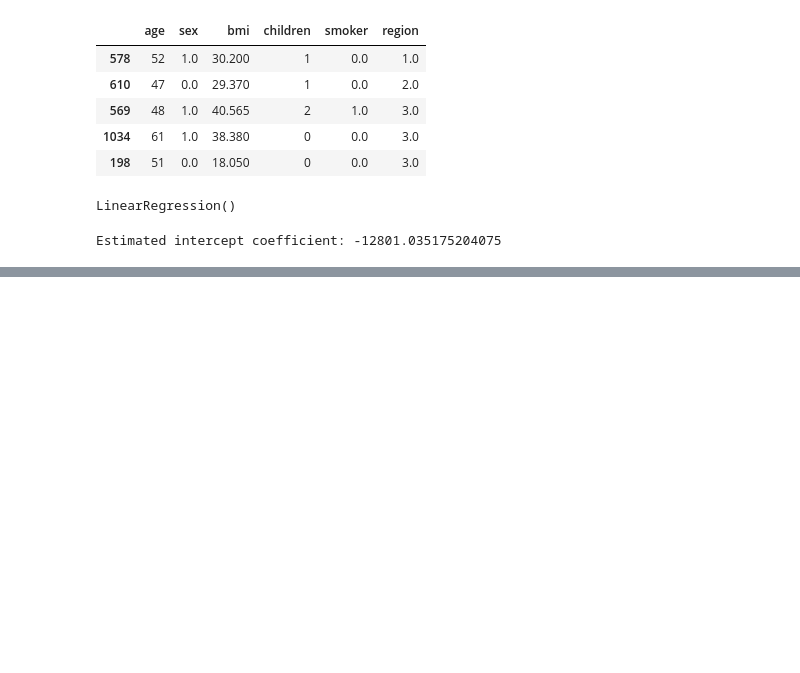
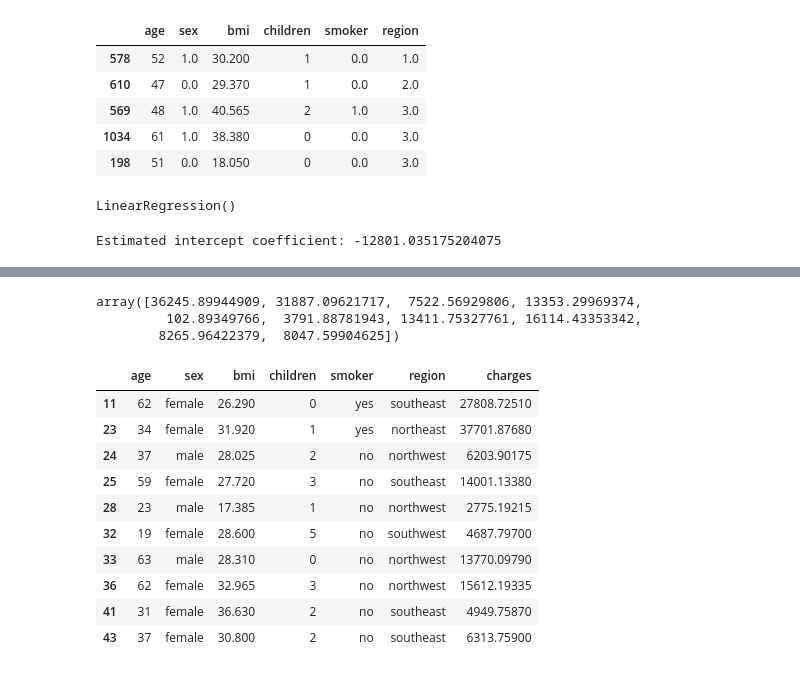
Before and after one commit to amshu12/UCSD-Machine-Learning, a Jupyter notebook: CapstoneProject/CapstoneProject.ipynb, the cells around one changed output, grey strips where cells are left out. Drawn from its saved outputs; the diff is of its cells as text; code cells hidden in the pictures; blank space fills up the shorter version.

```diff
--- a/CapstoneProject/CapstoneProject.ipynb
+++ b/CapstoneProject/CapstoneProject.ipynb
@@ -240,0 +259,21 @@ Estimated intercept coefficient: -12801.035175204075
+# %%
+# first five predicted prices
+lm.predict(test_dataset_X)[0:10]
+# %% [output]
+array([36245.89944909, 31887.09621717,  7522.56929806, 13353.29969374,
+         102.89349766,  3791.88781943, 13411.75327761, 16114.43353342,
+        8265.96422379,  8047.59904625])
+# %%
+test_dataset.head(10)
+# %% [output]
+|  | age | sex | bmi | children | smoker | region | charges |
+| 11 | 62 | female | 26.290 | 0 | yes | southeast | 27808.72510 |
+| 23 | 34 | female | 31.920 | 1 | yes | northeast | 37701.87680 |
+| 24 | 37 | male | 28.025 | 2 | no | northwest | 6203.90175 |
+| 25 | 59 | female | 27.720 | 3 | no | southeast | 14001.13380 |
+| 28 | 23 | male | 17.385 | 1 | no | northwest | 2775.19215 |
+| 32 | 19 | female | 28.600 | 5 | no | southwest | 4687.79700 |
+| 33 | 63 | male | 28.310 | 0 | no | northwest | 13770.09790 |
+| 36 | 62 | female | 32.965 | 3 | no | northwest | 15612.19335 |
+| 41 | 31 | female | 36.630 | 2 | no | southeast | 4949.75870 |
+| 43 | 37 | female | 30.800 | 2 | no | southeast | 6313.75900 |
```
Also changed, not shown: parts of 4 cells of this notebook.
